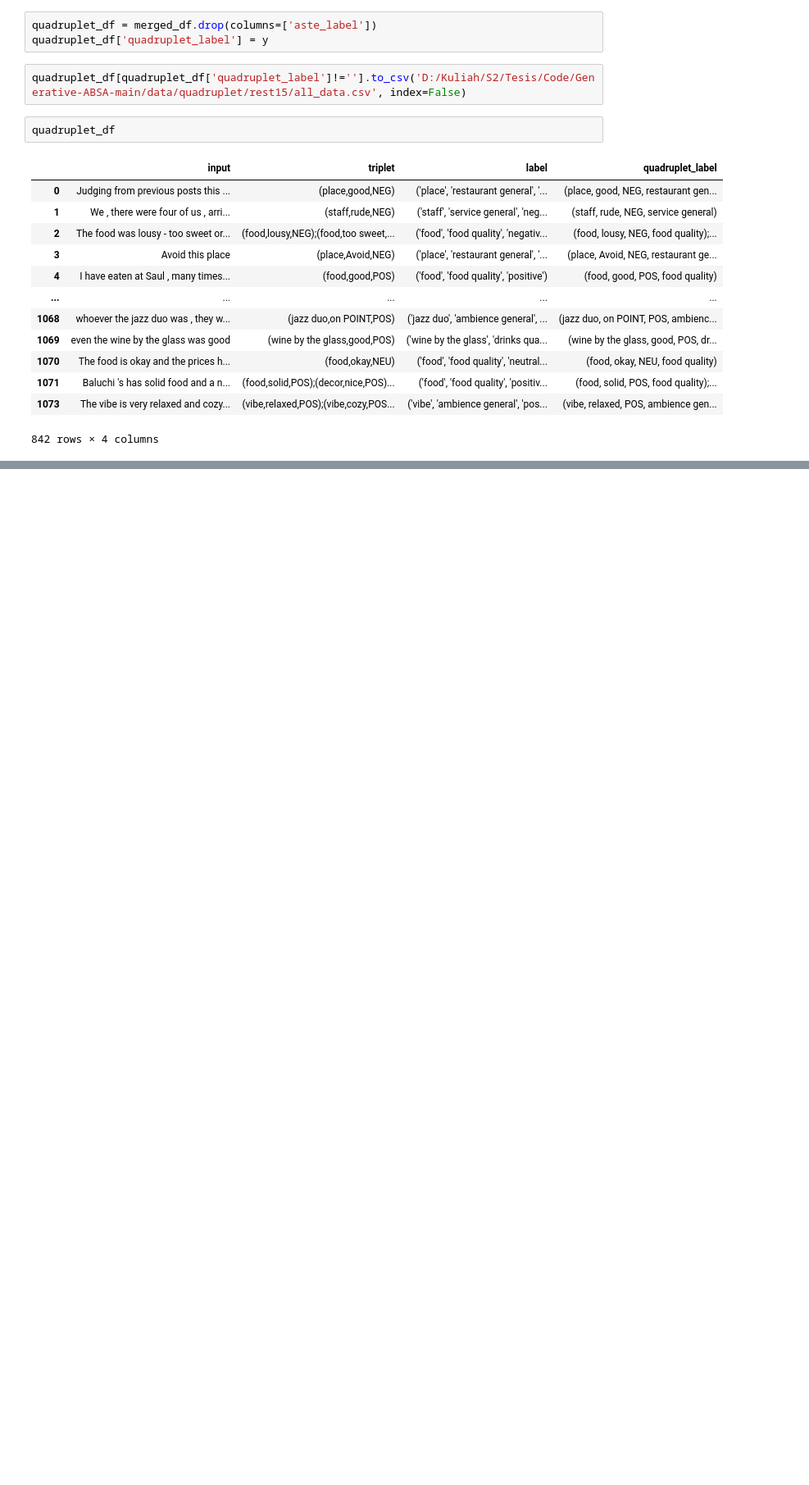
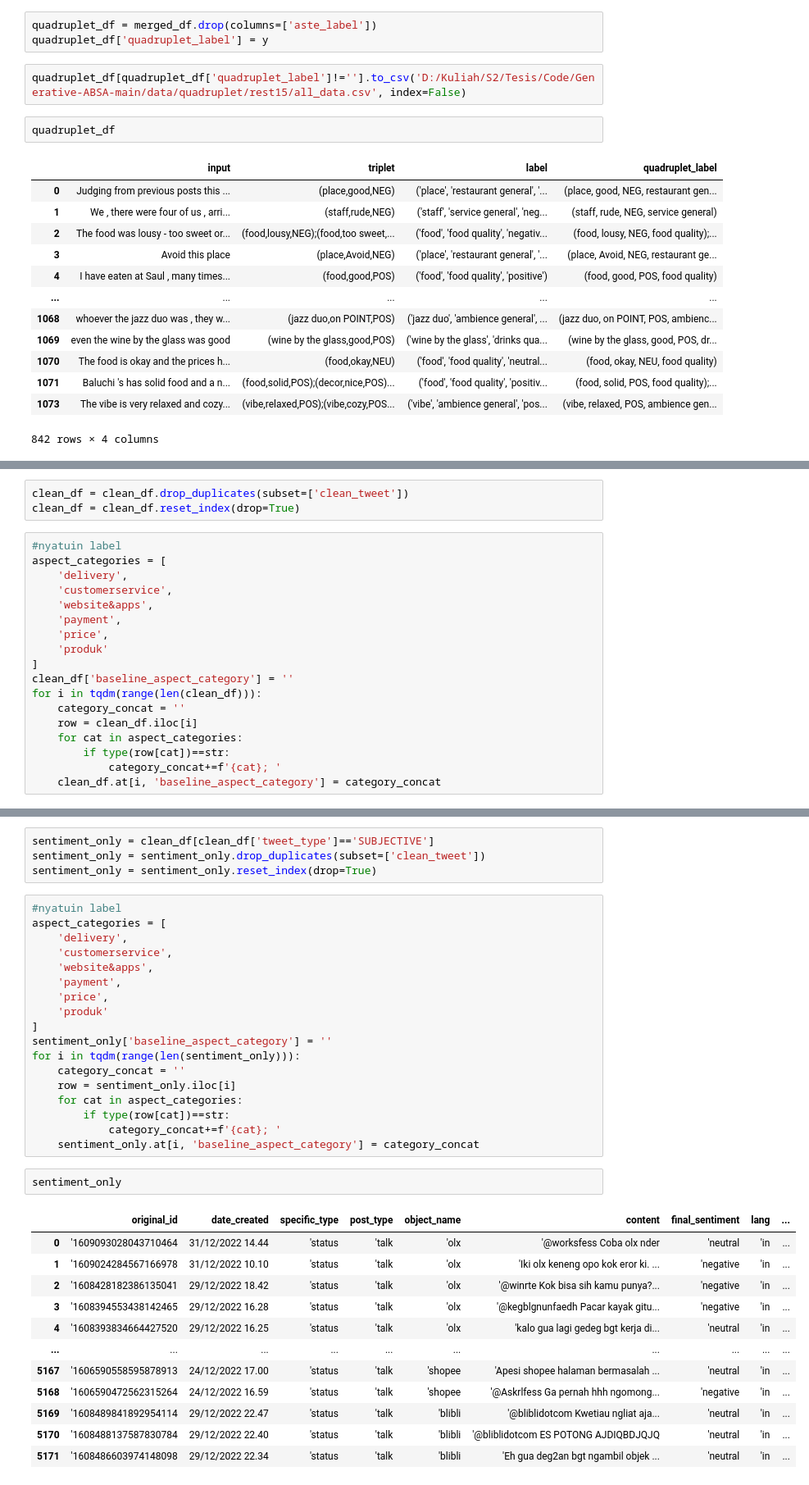
Before and after one commit to DanendraAHP/Tesis, a Jupyter notebook: pre-process.ipynb, the cells around one changed output, grey strips where cells are left out. Shown: that part at 82% size. Drawn from its saved outputs; the diff is of its cells as text; blank space fills up the shorter version.

```diff
--- a/pre-process.ipynb
+++ b/pre-process.ipynb
@@ -319,0 +591,21 @@ quadruplet_df
+# %%
+clean_df = clean_df.drop_duplicates(subset=['clean_tweet'])
+clean_df = clean_df.reset_index(drop=True)
+# %%
+#nyatuin label
+aspect_categories = [
+    'delivery',
+    'customerservice',
+    'website&apps',
+    'payment',
+    'price',
+    'produk'
+]
+clean_df['baseline_aspect_category'] = ''
+for i in tqdm(range(len(clean_df))):
+    category_concat = ''
+    row = clean_df.iloc[i]
+    for cat in aspect_categories:
+        if type(row[cat])==str:
+            category_concat+=f'{cat}; '
+    clean_df.at[i, 'baseline_aspect_category'] = category_concat
@@ -319,0 +614,37 @@ quadruplet_df
+# %%
+sentiment_only = clean_df[clean_df['tweet_type']=='SUBJECTIVE']
+sentiment_only = sentiment_only.drop_duplicates(subset=['clean_tweet'])
+sentiment_only = sentiment_only.reset_index(drop=True)
+# %%
+#nyatuin label
+aspect_categories = [
+    'delivery',
+    'customerservice',
+    'website&apps',
+    'payment',
+    'price',
+    'produk'
+]
+sentiment_only['baseline_aspect_category'] = ''
+for i in tqdm(range(len(sentiment_only))):
+    category_concat = ''
+    row = sentiment_only.iloc[i]
+    for cat in aspect_categories:
+        if type(row[cat])==str:
+            category_concat+=f'{cat}; '
+    sentiment_only.at[i, 'baseline_aspect_category'] = category_concat
+# %%
+sentiment_only
+# %% [output]
+|  | original_id | date_created | specific_type | post_type | object_name | content | final_sentiment | lang | ... |
+| 0 | '1609093028043710464 | 31/12/2022 14.44 | 'status | 'talk | 'olx | '@worksfess Coba olx nder | 'neutral | 'in | ... |
+| 1 | '1609024284567166978 | 31/12/2022 10.10 | 'status | 'talk | 'olx | 'Iki olx keneng opo kok eror ki. ... | 'negative | 'in | ... |
+| 2 | '1608428182386135041 | 29/12/2022 18.42 | 'status | 'talk | 'olx | '@winrte Kok bisa sih kamu punya?... | 'negative | 'in | ... |
+| 3 | '1608394553438142465 | 29/12/2022 16.28 | 'status | 'talk | 'olx | '@kegblgnunfaedh Pacar kayak gitu... | 'negative | 'in | ... |
+| 4 | '1608393834664427520 | 29/12/2022 16.25 | 'status | 'talk | 'olx | 'kalo gua lagi gedeg bgt kerja di... | 'neutral | 'in | ... |
+| ... | ... | ... | ... | ... | ... | ... | ... | ... | ... |
+| 5167 | '1606590558595878913 | 24/12/2022 17.00 | 'status | 'talk | 'shopee | 'Apesi shopee halaman bermasalah ... | 'neutral | 'in | ... |
+| 5168 | '1606590472562315264 | 24/12/2022 16.59 | 'status | 'talk | 'shopee | '@Askrlfess Ga pernah hhh ngomong... | 'negative | 'in | ... |
+| 5169 | '1608489841892954114 | 29/12/2022 22.47 | 'status | 'talk | 'blibli | '@bliblidotcom Kwetiau ngliat aja... | 'neutral | 'in | ... |
+| 5170 | '1608488137587830784 | 29/12/2022 22.40 | 'status | 'talk | 'blibli | '@bliblidotcom ES POTONG AJDIQBDJQJQ | 'neutral | 'in | ... |
+| 5171 | '1608486603974148098 | 29/12/2022 22.34 | 'status | 'talk | 'blibli | 'Eh gua deg2an bgt ngambil objek ... | 'neutral | 'in | ... |
```
Also changed, not shown: parts of 79 cells of this notebook, 7 other files.
